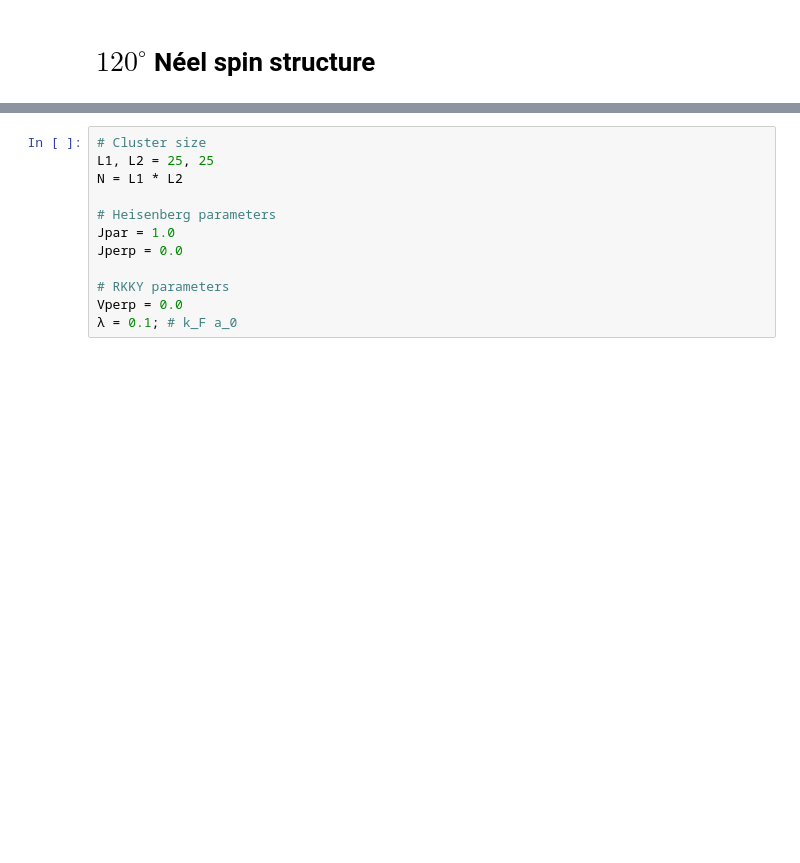
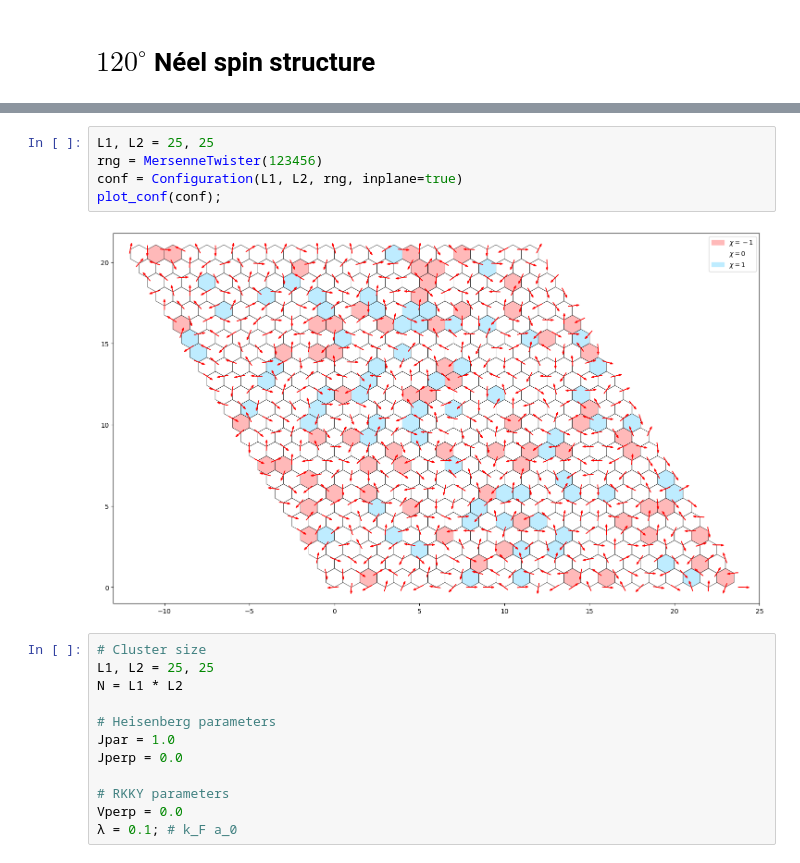
Before and after one commit to krivenko/MX2RKKY.jl, a Jupyter notebook: notebooks/Neel.ipynb, the cells around one changed output, grey strips where cells are left out. Drawn from its saved outputs; the diff is of its cells as text; blank space fills up the shorter version.

Commit message:
Neel: Improve configuration visualization

```diff
--- a/notebooks/Neel.ipynb
+++ b/notebooks/Neel.ipynb
@@ -9,3 +78,10 @@ plt.pygui(false); plt.svg(true);
+# %%
+L1, L2 = 25, 25
+rng = MersenneTwister(123456)
+conf = Configuration(L1, L2, rng, inplane=true)
+plot_conf(conf);
+# %% [output]
+[figure, added]
 # %%
 # Cluster size
 L1, L2 = 25, 25
```
Also changed, not shown: parts of 8 cells of this notebook.
